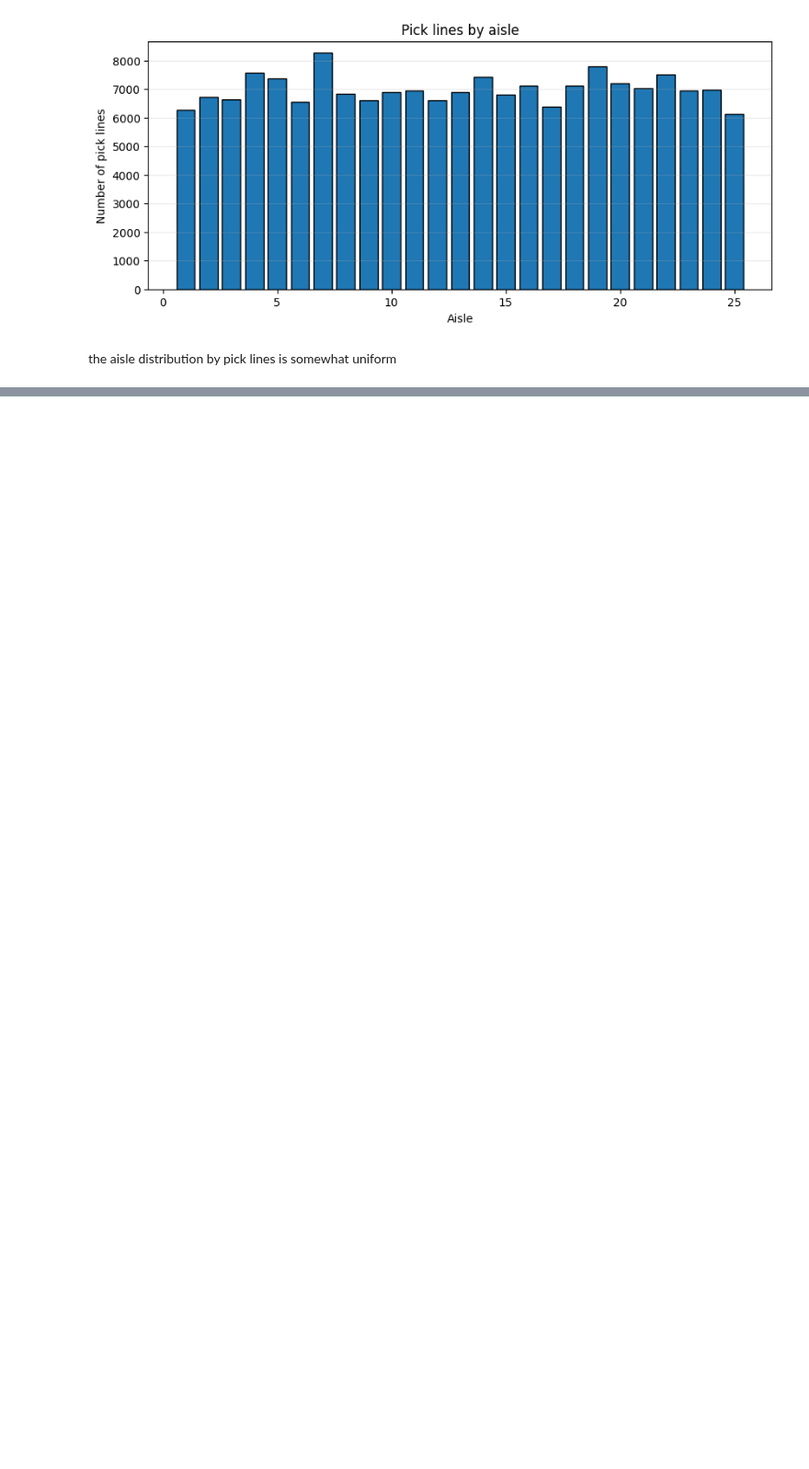
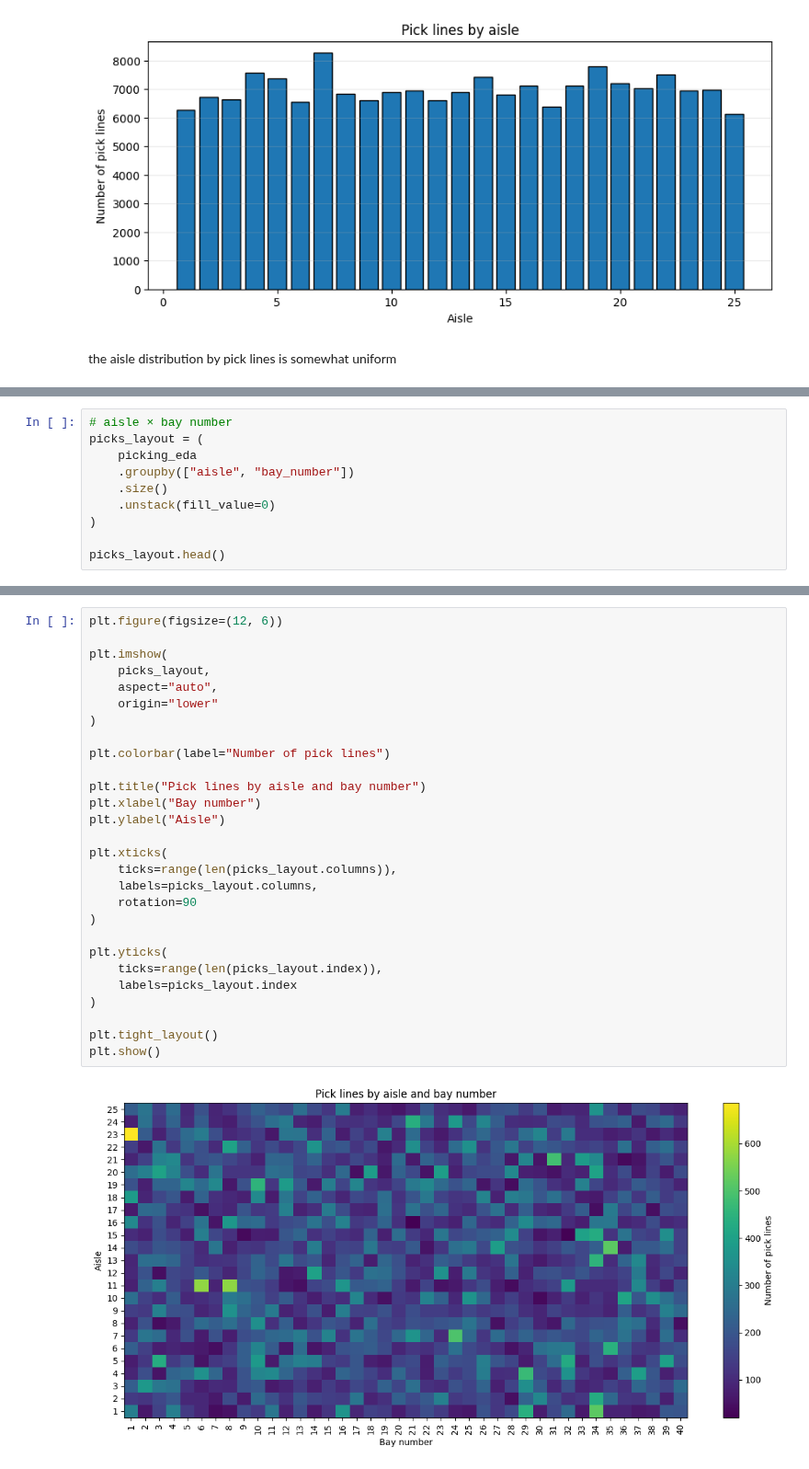
Before and after one commit to santiagofada/ABS-Affinity-based-slotting, a Jupyter notebook: notebooks/00_EDA.ipynb, the cells around one changed output, grey strips where cells are left out. Shown at 92% size. Drawn from its saved outputs; the diff is of its cells as text; blank space fills up the shorter version.

```diff
--- a/show_data.ipynb
+++ b/notebooks/00_EDA.ipynb
@@ -994,0 +1044,10 @@ the aisle distribution by pick lines is somewhat uniform
+# %%
+# aisle × bay number
+picks_layout = (
+    picking_eda
+    .groupby(["aisle", "bay_number"])
+    .size()
+    .unstack(fill_value=0)
+)
+
+picks_layout.head()
@@ -994,0 +1063,30 @@ the aisle distribution by pick lines is somewhat uniform
+# %%
+plt.figure(figsize=(12, 6))
+
+plt.imshow(
+    picks_layout,
+    aspect="auto",
+    origin="lower"
+)
+
+plt.colorbar(label="Number of pick lines")
+
+plt.title("Pick lines by aisle and bay number")
+plt.xlabel("Bay number")
+plt.ylabel("Aisle")
+
+plt.xticks(
+    ticks=range(len(picks_layout.columns)),
+    labels=picks_layout.columns,
+    rotation=90
+)
+
+plt.yticks(
+    ticks=range(len(picks_layout.index)),
+    labels=picks_layout.index
+)
+
+plt.tight_layout()
+plt.show()
+# %% [output]
+[figure, added]
```
Also changed, not shown: parts of 23 cells of this notebook, 55 other files.
